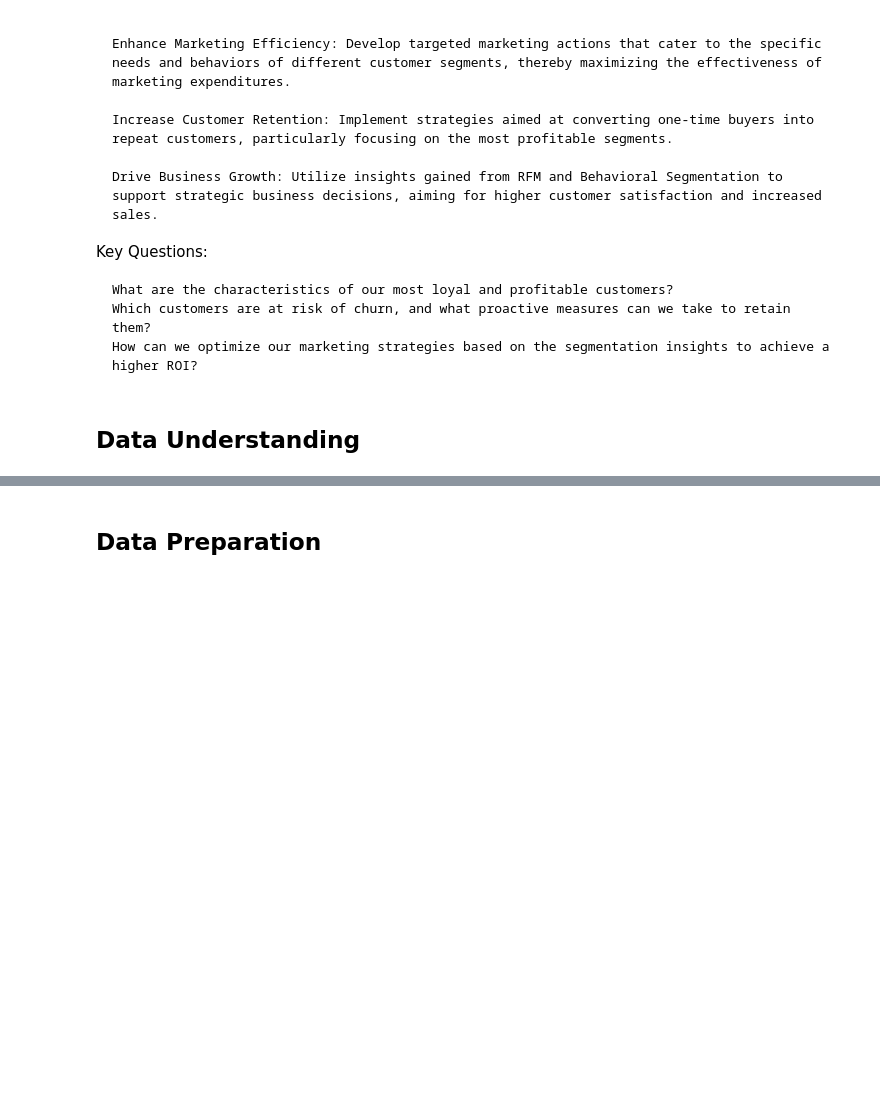
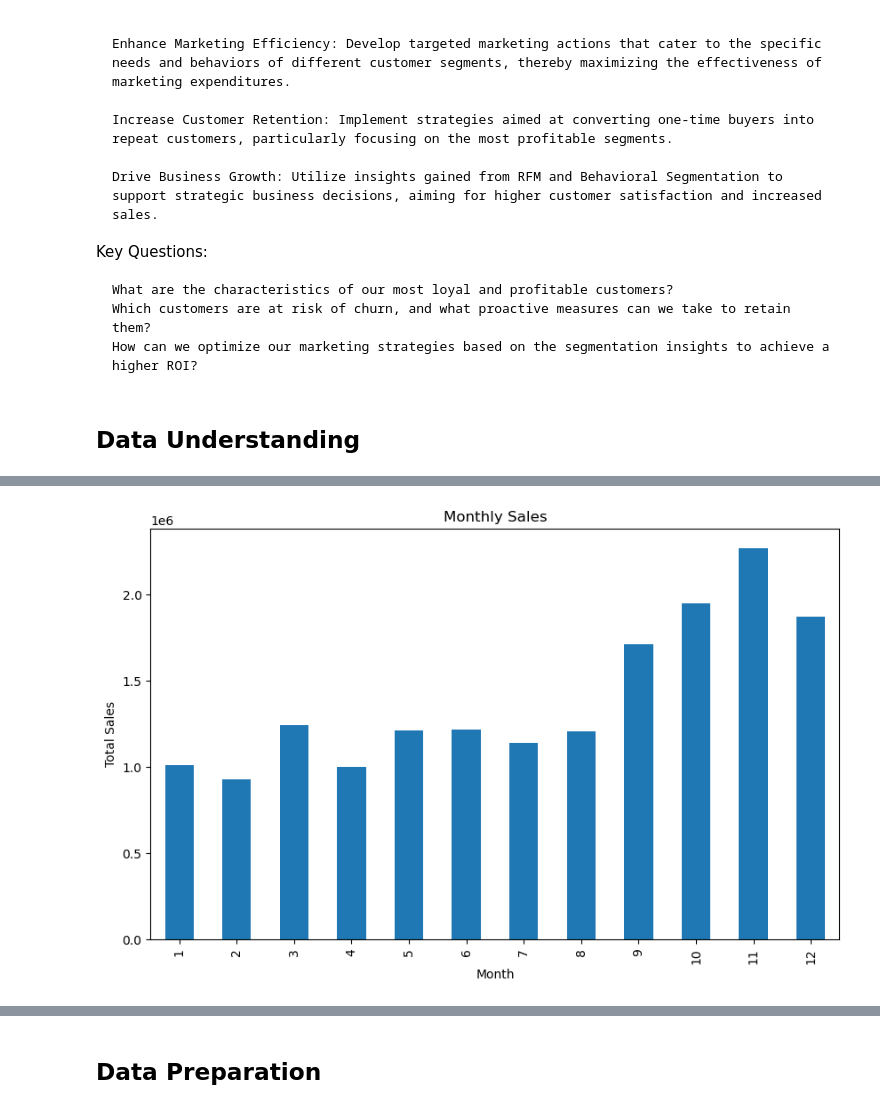
Before and after one commit to AndreaLolli2912/Artificial-Intelligence-for-Communication-and-Marketing, a Jupyter notebook: project-1/main.ipynb, the cells around one changed output, grey strips where cells are left out. Saved outputs shown, nothing was run; the diff lists cells and outputs as text; code cells hidden in the pictures; blank space fills up the shorter version.

```diff
--- a/project-1/main.ipynb
+++ b/project-1/main.ipynb
@@ -73,0 +207,12 @@ memory usage: 65.1+ MB
+# %%
+# Customers with total quantities negative
+purchased_items_df = new_df.groupby("Customer ID").agg(PurchasedItems=("Quantity", "sum"))
+negative_customers = purchased_items_df[purchased_items_df["PurchasedItems"] < 0].index
+
+# Customers who cancelled at least one order and which total quantities are negative
+cancelling_customers = new_df[new_df["Invoice"].str.startswith('C')]["Customer ID"].unique()
+customer_totals = new_df[new_df["Customer ID"].isin(cancelling_customers)].groupby("Customer ID").agg(PurchasedItems=("Quantity", "sum"))
+negative_customers_c = customer_totals[customer_totals["PurchasedItems"] < 0].index
+
+# Check if both sets of customers are the same
+set(negative_customers) == set(negative_customers_c)
@@ -73,0 +221,7 @@ memory usage: 65.1+ MB
+# %%
+# Drop rows for customers with negative total quantities
+filtered_df = new_df[~new_df["Customer ID"].isin(negative_customers)]
+
+filtered_df.dropna(subset=["Customer ID"], inplace=True)
+
+filtered_df
@@ -73,0 +248,69 @@ memory usage: 65.1+ MB
+# %%
+# Convert InvoiceDate to datetime format with error handling
+filtered_df['InvoiceDate'] = pd.to_datetime(filtered_df['InvoiceDate'], errors='coerce')
+
+# Check the data types to ensure InvoiceDate is datetime
+print(filtered_df.dtypes)
+
+# Inspect a few values of the InvoiceDate column
+print(filtered_df['InvoiceDate'].head())
+
+# Ensure there are no NaT values due to conversion issues
+if filtered_df['InvoiceDate'].isnull().any():
+    print("There are non-datetime values in the InvoiceDate column that were converted to NaT.")
+    # Handle NaT values if necessary (e.g., remove rows with NaT in InvoiceDate)
+    filtered_df = filtered_df.dropna(subset=['InvoiceDate'])
+
+# Verify the data types again after handling NaT values
+print(filtered_df.dtypes)
+
+# Split the date into components
+filtered_df['Year'] = filtered_df['InvoiceDate'].dt.year
+filtered_df['Month'] = filtered_df['InvoiceDate'].dt.month
+filtered_df['Day'] = filtered_df['InvoiceDate'].dt.day
+filtered_df['Hour'] = filtered_df['InvoiceDate'].dt.hour
+filtered_df['DayOfWeek'] = filtered_df['InvoiceDate'].dt.dayofweek
+
+# Calculate TotalPrice
+filtered_df['TotalPrice'] = filtered_df['Quantity'] * filtered_df['Price']
+
+# Example analysis: Monthly sales
+monthly_sales = filtered_df.groupby('Month')['TotalPrice'].sum()
+
+plt.figure(figsize=(10, 6))
+monthly_sales.plot(kind='bar')
+plt.title('Monthly Sales')
+plt.xlabel('Month')
+plt.ylabel('Total Sales')
+plt.show()
+
+# Example analysis: Day of the week sales
+day_of_week_sales = filtered_df.groupby('DayOfWeek')['TotalPrice'].sum()
+
+plt.figure(figsize=(10, 6))
+day_of_week_sales.plot(kind='bar')
+plt.title('Day of the Week Sales')
+plt.xlabel('Day of Week (0=Monday, 6=Sunday)')
+plt.ylabel('Total Sales')
+plt.show()
+
+# Example analysis: Hourly sales
+hourly_sales = filtered_df.groupby('Hour')['TotalPrice'].sum()
+
+plt.figure(figsize=(10, 6))
+hourly_sales.plot(kind='bar')
+plt.title('Hourly Sales')
+plt.xlabel('Hour of Day')
+plt.ylabel('Total Sales')
+plt.show()
+
+# Sales Over Time
+sales_over_time = filtered_df.resample('ME', on='InvoiceDate')['TotalPrice'].sum()
+
+plt.figure(figsize=(10, 6))
+sales_over_time.plot()
+plt.title('Sales Over Time')
+plt.xlabel('Date')
+plt.ylabel('Total Sales')
+plt.show()
+# %% [output]
@@ -73,0 +351 @@ memory usage: 65.1+ MB
+[figure, added]
```
Also changed, not shown: parts of 22 cells of this notebook.
